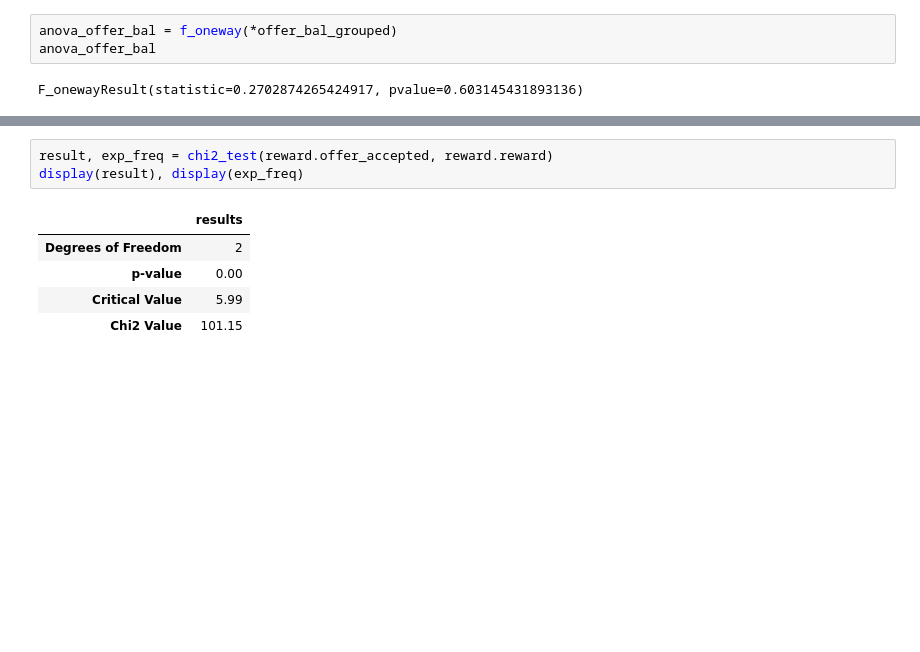
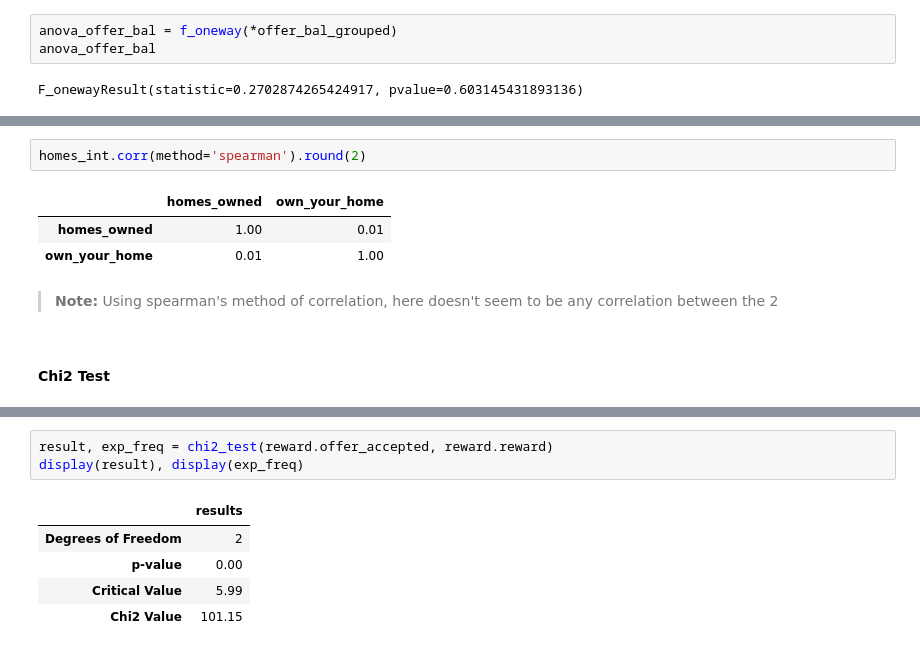
Before and after one commit to ocaoimh/hrc-mid-bootcamp-project, a Jupyter notebook: python/categoricals.ipynb, the cells around one changed output, grey strips where cells are left out. Saved outputs shown, nothing was run; the diff lists cells and outputs as text; blank space fills up the shorter version.

```diff
--- a/python/categoricals.ipynb
+++ b/python/categoricals.ipynb
@@ -352,0 +213,10 @@ Index(['offer_accepted', 'reward', 'mailer_type', 'income_level',
+# %%
+homes_int.corr(method='spearman').round(2)
+# %% [output]
+|  | homes_owned | own_your_home |
+| homes_owned | 1.00 | 0.01 |
+| own_your_home | 0.01 | 1.00 |
+# %% [markdown]
+> **Note:** Using spearman's method of correlation, here doesn't seem to be any correlation between the 2
+# %% [markdown]
+#### Chi2 Test
```
Also changed, not shown: parts of 71 cells of this notebook, 1 other file.
